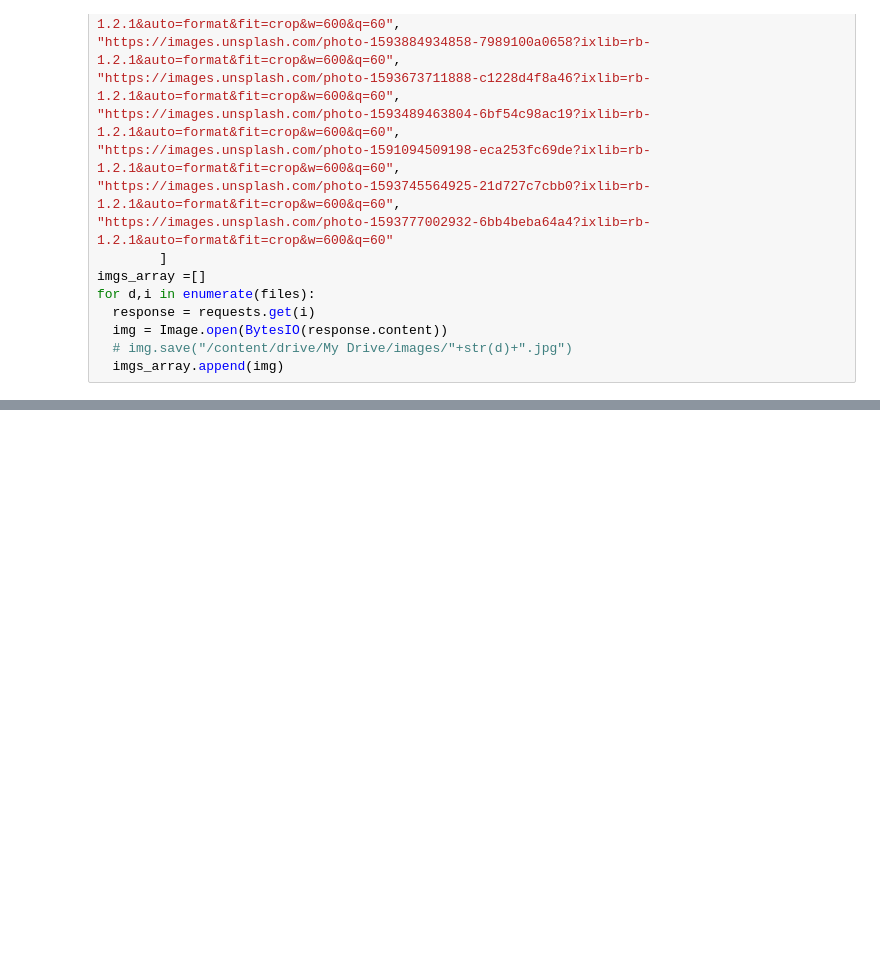
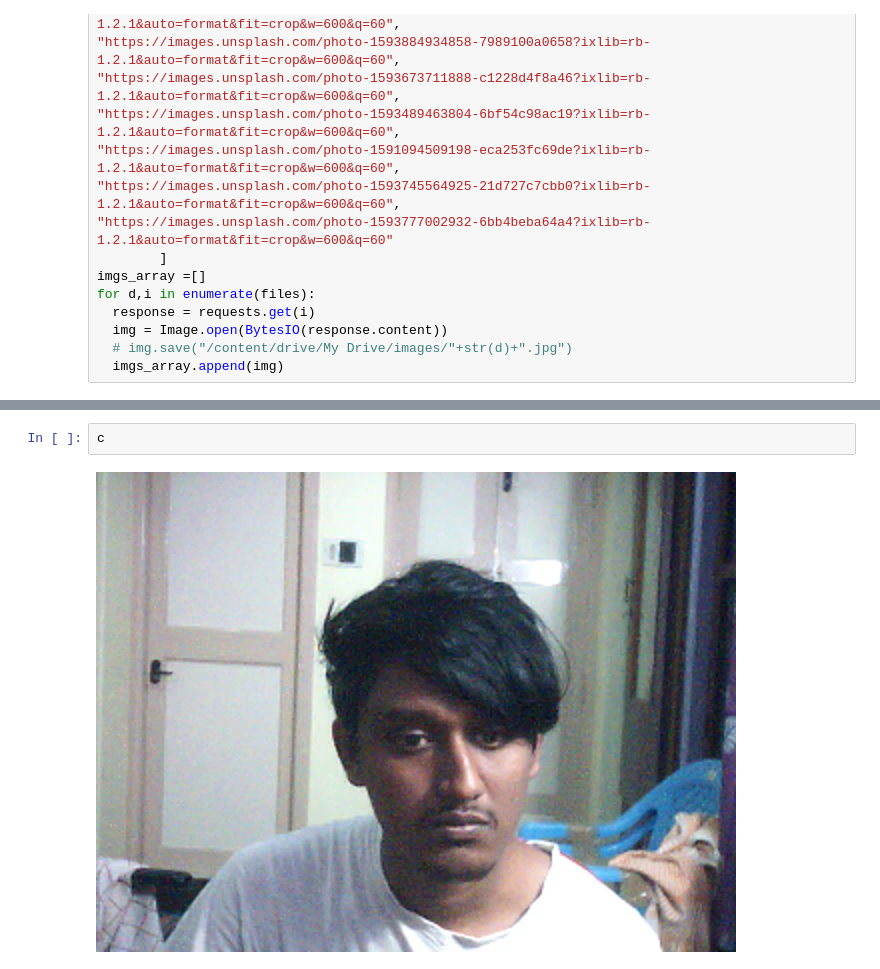
Before and after one commit to vinotharjun/pixelEnhancer, a Jupyter notebook: notebooks/inference.ipynb, the cells around one changed output, grey strips where cells are left out. Cells and saved outputs as stored; diff of their text form; blank space fills up the shorter version.

```diff
--- a/notebooks/inference.ipynb
+++ b/notebooks/inference.ipynb
@@ -123,0 +135,4 @@ for it,img in enumerate(imgs):
+# %%
+c
+# %% [output]
+[figure, added]
```
Also changed, not shown: parts of 9 cells of this notebook, 42 other files.
